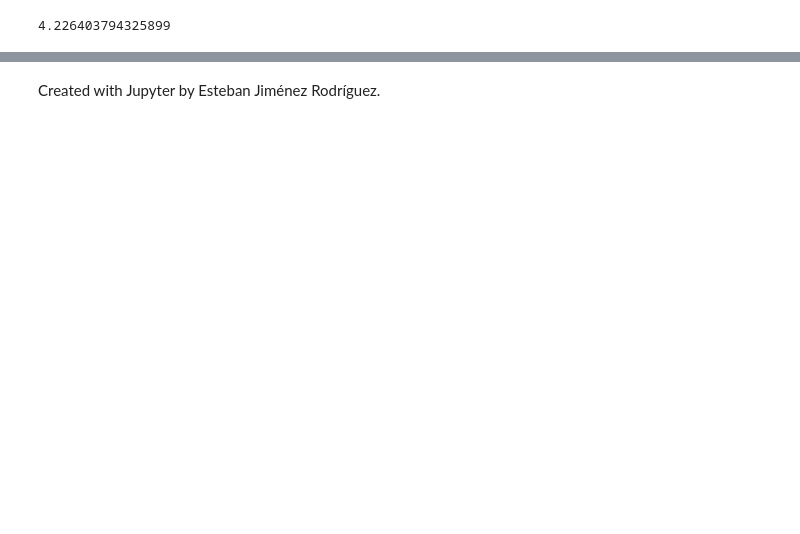
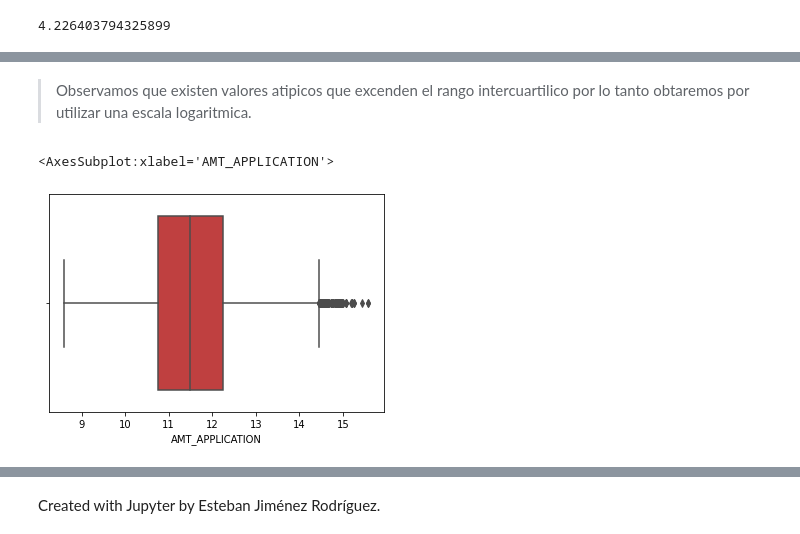
Before and after one commit to JuanPablo2019/Proyecto_modulo1, a Jupyter notebook: ProyectoModulo1_MaganaJ_PinedaB.ipynb, the cells around one changed output, grey strips where cells are left out. Drawn from its saved outputs; the diff is of its cells as text; code cells hidden in the pictures; blank space fills up the shorter version.

```diff
--- a/ProyectoModulo1_MaganaJ_PinedaB.ipynb
+++ b/ProyectoModulo1_MaganaJ_PinedaB.ipynb
@@ -197,0 +218,8 @@ len(data['AMT_CREDIT'])
+# %% [markdown]
+> Observamos que existen valores atipicos que excenden el rango intercuartilico por lo tanto obtaremos por utilizar una escala logaritmica.
+# %%
+data_log = np.log(data['AMT_APPLICATION'])
+sns.boxplot(x=data_log, saturation=.5, color='r')
+# %% [output]
+<AxesSubplot:xlabel='AMT_APPLICATION'>
+[figure, added]
```
Also changed, not shown: parts of 22 cells of this notebook.
